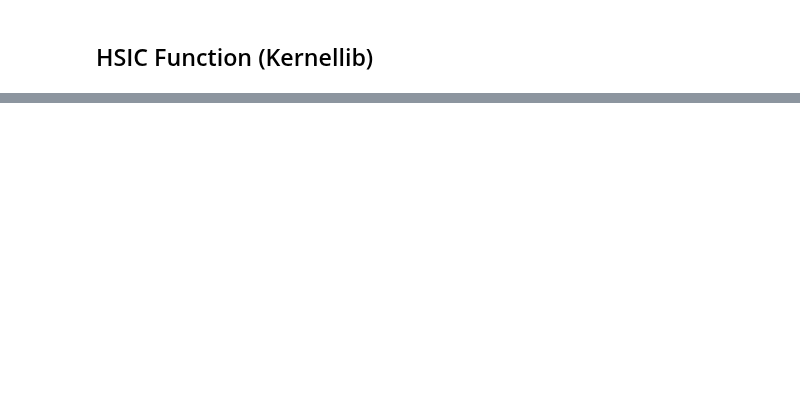
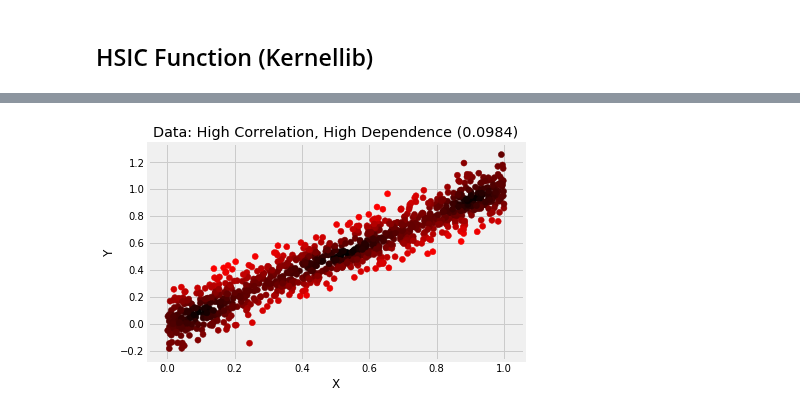
Before and after one commit to jejjohnson/kernellib, a Jupyter notebook: notebooks/development/dependence/hsic_algo.ipynb, the cells around one changed output, grey strips where cells are left out. Drawn from its saved outputs; the diff is of its cells as text; code cells hidden in the pictures; blank space fills up the shorter version.

```diff
--- a/notebooks/development/dependence/hsic_algo.ipynb
+++ b/notebooks/development/dependence/hsic_algo.ipynb
@@ -162,0 +229,13 @@ TypeError: unsupported format string passed to NoneType.__format__
+# %%
+sens_f = np.sqrt(derX**2 + derY**2)
+
+
+fig, ax = plt.subplots()
+
+ax.scatter(X, Y, c=sens, cmap=cmap)
+ax.set_xlabel('X')
+ax.set_ylabel('Y')
+ax.set_title(f'Data: High Correlation, High Dependence ({hsic_value:.4f})')
+plt.show()
+# %% [output]
+[figure, added]
```
Also changed, not shown: parts of 13 cells of this notebook, 6 other files.
